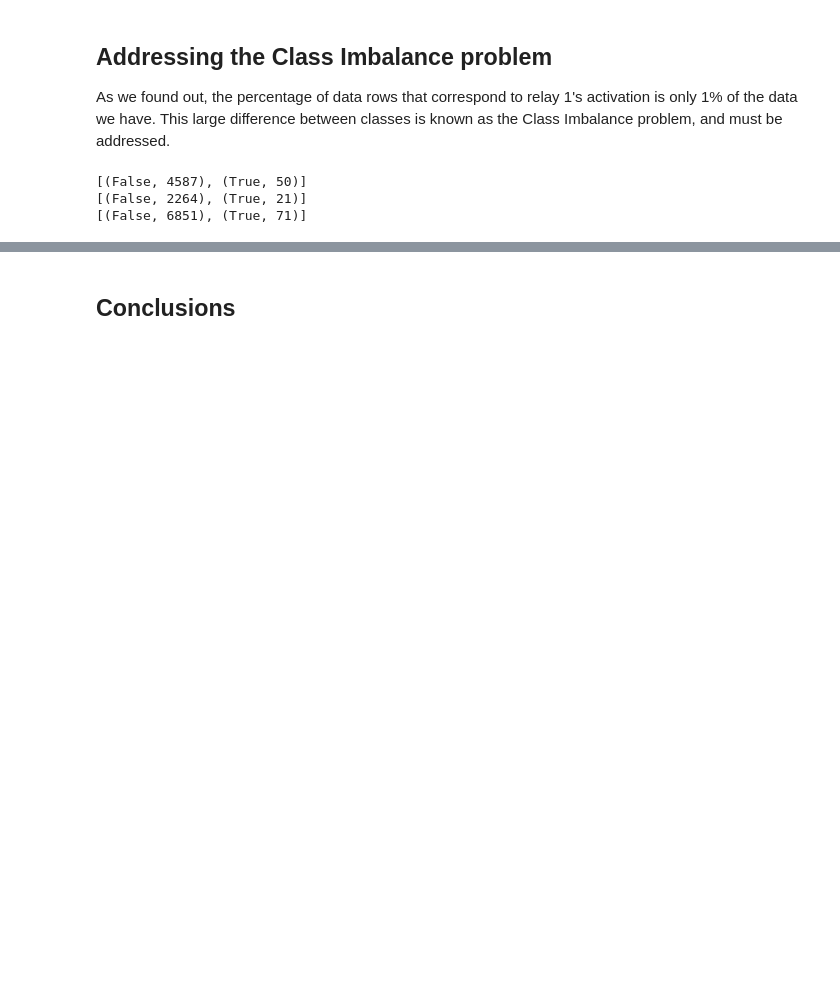
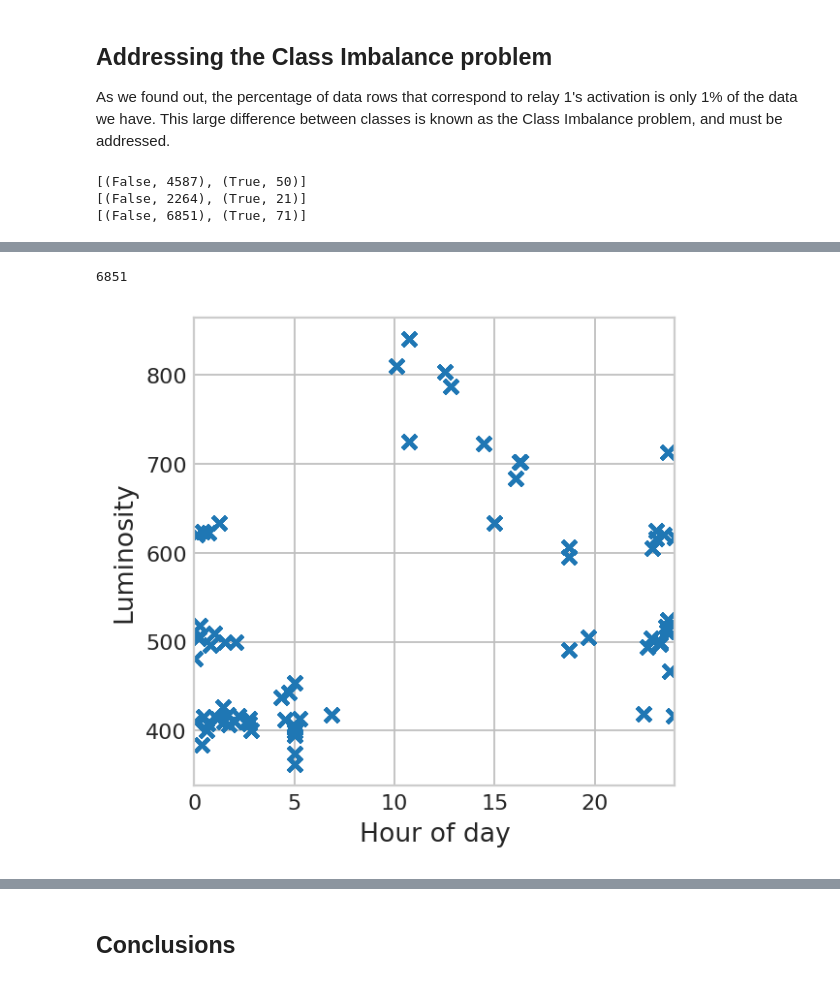
Before and after one commit to hedwig-project/ML-explorations, a Jupyter notebook: Organized Hallway Data Set.ipynb, the cells around one changed output, grey strips where cells are left out. Saved outputs shown, nothing was run; the diff lists cells and outputs as text; code cells hidden in the pictures; blank space fills up the shorter version.

```diff
--- a/Organized Hallway Data Set.ipynb
+++ b/Organized Hallway Data Set.ipynb
@@ -287 +289,29 @@ print(sorted(Counter(y_resampled).items()))
 [(False, 6851), (True, 6851)]
+# %%
+features_turn_on = []
+
+index = 0
+for data in np.array(y_resampled):
+    if data:
+        features_turn_on.append(X_resampled[index])
+    index += 1
+
+print(len(features_turn_on))
+# %% [output]
+6851
+# %%
+fig = plt.figure(figsize=(4,4))
+ax = fig.add_subplot(111)
+
+ax.set_xlim([0,24])
+ax.set_xlabel("Hour of day",fontsize=12)
+ax.set_ylabel("Luminosity",fontsize=12)
+ax.grid(True,linestyle='-',color='0.75')
+
+ax.scatter(np.array(features_turn_on)[:, 0]/3600,
+           np.array(features_turn_on)[:, 1],
+           marker = 'x');
+
+plt.show()
+# %% [output]
+[figure, added]
```
Also changed, not shown: parts of 14 cells of this notebook.
